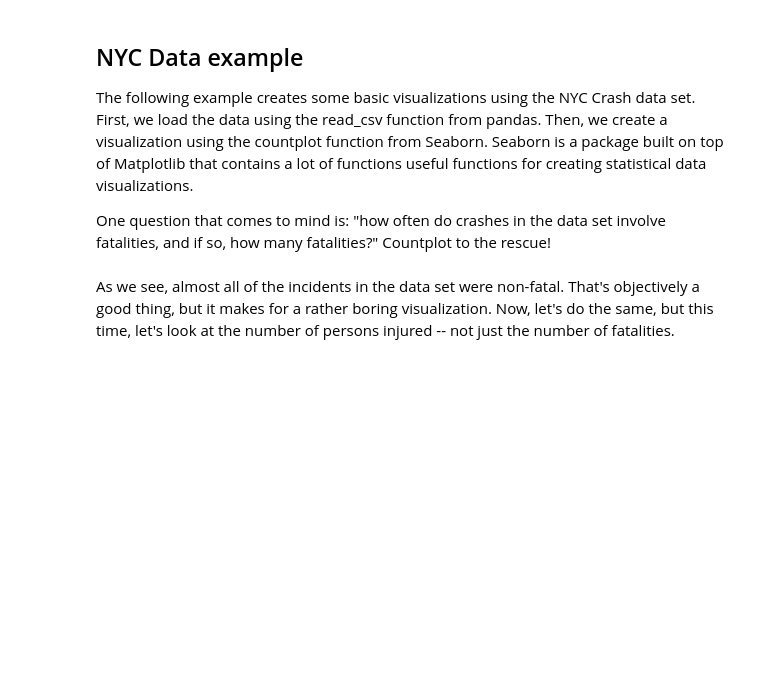
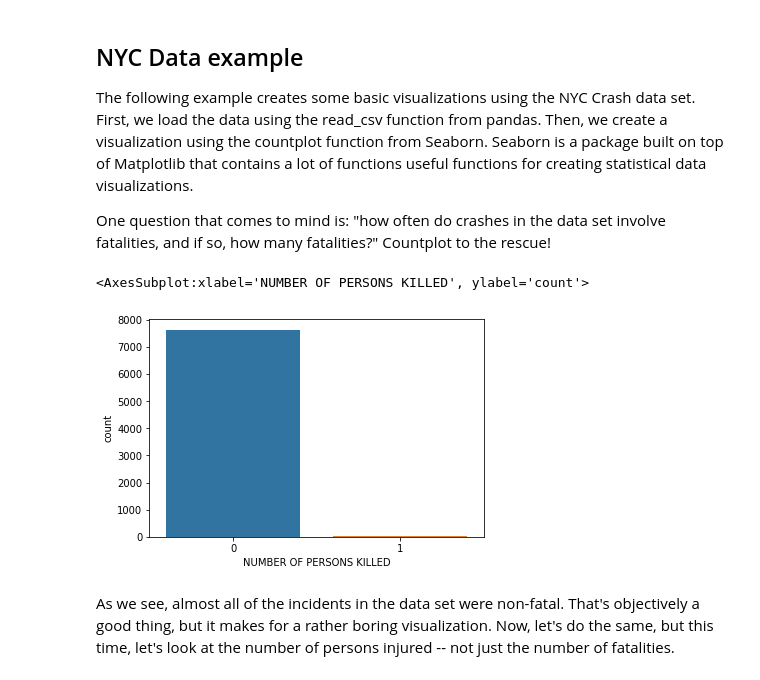
Before and after one commit to ryanhasch/ids-s22, a Jupyter notebook: _sources/docs/matplotlib.ipynb, the cells around one changed output. Drawn from its saved outputs; the diff is of its cells as text; code cells hidden in the pictures; blank space fills up the shorter version.

```diff
--- a/_sources/docs/matplotlib.ipynb
+++ b/_sources/docs/matplotlib.ipynb
@@ -92,9 +103,12 @@ One question that comes to mind is: "how often do crashes in the data set involv
 # %%
 import pandas as pd
 import seaborn as sns
 
-nyc_crash = pd.read_csv("../data/nyc_mv_collisons_202201.csv")
+nyc_crash = pd.read_csv("../data/nyc_mv_collisions_202201.csv")
 sns.countplot(x ='NUMBER OF PERSONS KILLED', data = nyc_crash)
+# %% [output]
+<AxesSubplot:xlabel='NUMBER OF PERSONS KILLED', ylabel='count'>
+[figure, added]
 # %% [markdown]
 As we see, almost all of the incidents in the data set were non-fatal. That's objectively a good thing, but it makes for a rather boring visualization. Now, let's do the same, but this time, let's look at the number of persons injured -- not just the number of fatalities.
 # %%
```
Also changed, not shown: parts of 7 cells of this notebook, 24 other files.
